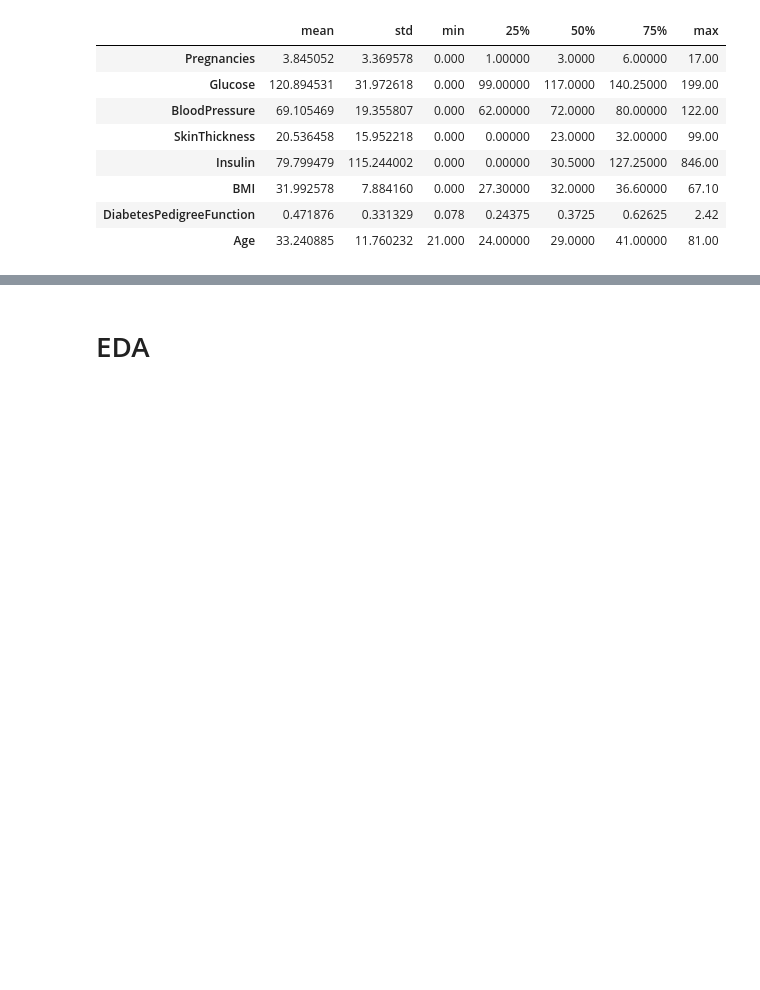
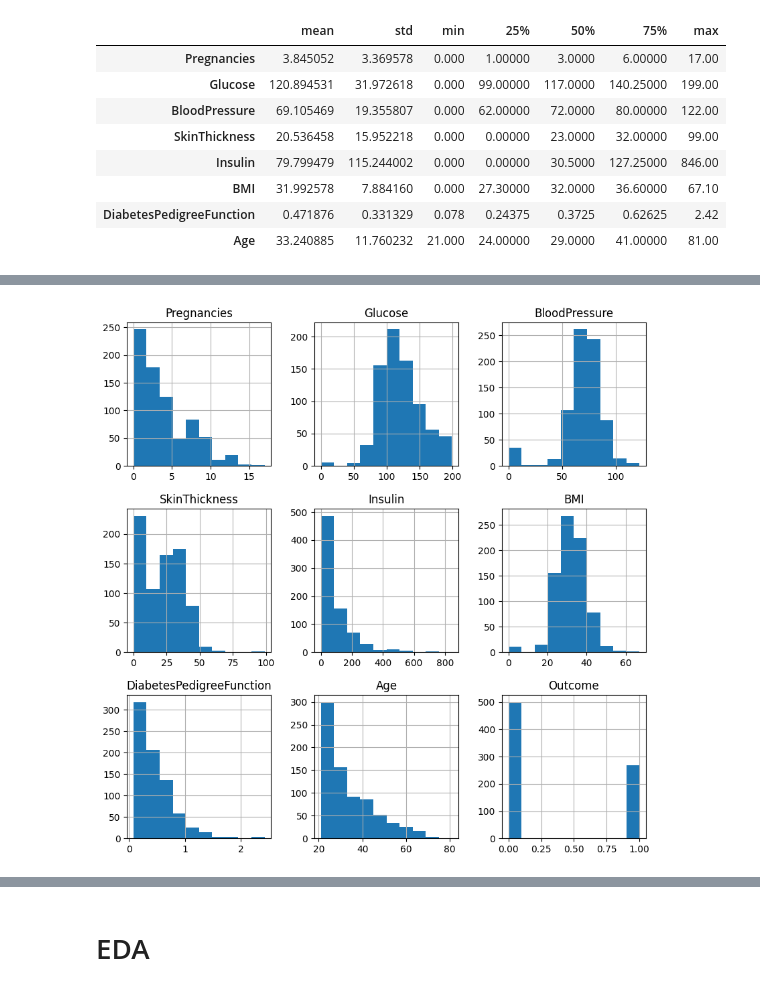
Before and after one commit to yoii18/KaggleModels, a Jupyter notebook: IndianDiabetesDatabase_KNN.ipynb, the cells around one changed output, grey strips where cells are left out. Saved outputs shown, nothing was run; the diff lists cells and outputs as text; code cells hidden in the pictures; blank space fills up the shorter version.

```diff
--- a/IndianDiabetesDatabase_KNN.ipynb
+++ b/IndianDiabetesDatabase_KNN.ipynb
@@ -105,0 +123,4 @@ data.describe().T.iloc[:-1, 1:]
+# %%
+plot = data.hist(figsize=(10,10))
+# %% [output]
+[figure, added]
```
Also changed, not shown: parts of 41 cells of this notebook.
